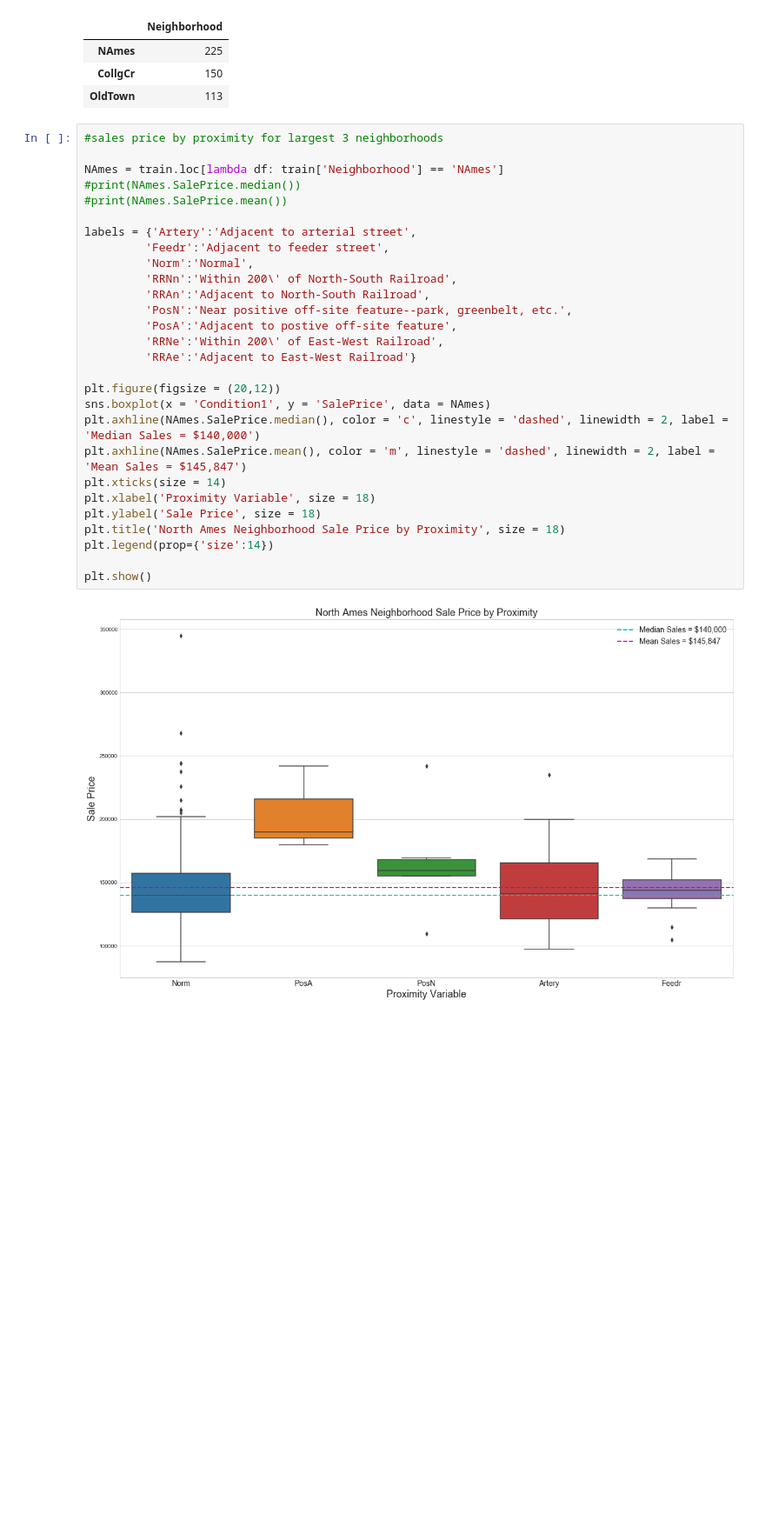
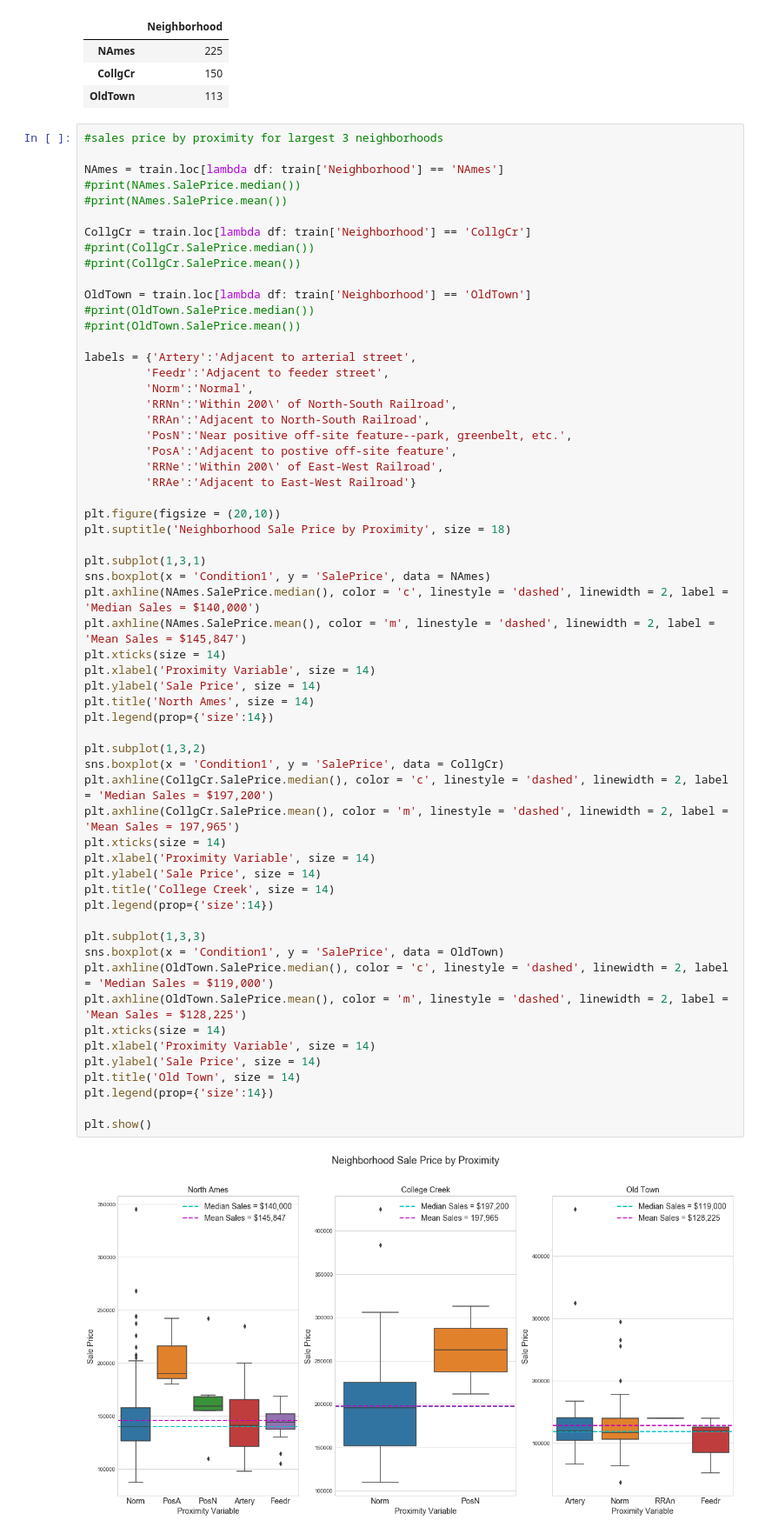
Before and after one commit to brianmcguckin/thinkful_data_science, a Jupyter notebook: unit_01_capstone.ipynb, the cells around one changed output. Shown at 87% size. Saved outputs shown, nothing was run; the diff lists cells and outputs as text; blank space fills up the shorter version.

```diff
--- a/unit_01_capstone.ipynb
+++ b/unit_01_capstone.ipynb
@@ -97,32 +107,63 @@ neighborhood_counts.head(3)
 # %%
 #sales price by proximity for largest 3 neighborhoods
 
 NAmes = train.loc[lambda df: train['Neighborhood'] == 'NAmes']
 #print(NAmes.SalePrice.median())
 #print(NAmes.SalePrice.mean())
+
+CollgCr = train.loc[lambda df: train['Neighborhood'] == 'CollgCr']
+#print(CollgCr.SalePrice.median())
+#print(CollgCr.SalePrice.mean())
+
+OldTown = train.loc[lambda df: train['Neighborhood'] == 'OldTown']
+#print(OldTown.SalePrice.median())
+#print(OldTown.SalePrice.mean())
 
 labels = {'Artery':'Adjacent to arterial street',
          'Feedr':'Adjacent to feeder street',
          'Norm':'Normal',
          'RRNn':'Within 200\' of North-South Railroad',
          'RRAn':'Adjacent to North-South Railroad',
          'PosN':'Near positive off-site feature--park, greenbelt, etc.',
          'PosA':'Adjacent to postive off-site feature',
          'RRNe':'Within 200\' of East-West Railroad',
          'RRAe':'Adjacent to East-West Railroad'}
 
-plt.figure(figsize = (20,12))
+plt.figure(figsize = (20,10))
+plt.suptitle('Neighborhood Sale Price by Proximity', size = 18)
+
+plt.subplot(1,3,1)
 sns.boxplot(x = 'Condition1', y = 'SalePrice', data = NAmes)
 plt.axhline(NAmes.SalePrice.median(), color = 'c', linestyle = 'dashed', linewidth = 2, label = 'Median Sales = $140,000')
 plt.axhline(NAmes.SalePrice.mean(), color = 'm', linestyle = 'dashed', linewidth = 2, label = 'Mean Sales = $145,847')
 plt.xticks(size = 14)
-plt.xlabel('Proximity Variable', size = 18)
-plt.ylabel('Sale Price', size = 18)
-plt.title('North Ames Neighborhood Sale Price by Proximity', size = 18)
+plt.xlabel('Proximity Variable', size = 14)
+plt.ylabel('Sale Price', size = 14)
+plt.title('North Ames', size = 14)
+plt.legend(prop={'size':14})
+
+plt.subplot(1,3,2)
+sns.boxplot(x = 'Condition1', y = 'SalePrice', data = CollgCr)
+plt.axhline(CollgCr.SalePrice.median(), color = 'c', linestyle = 'dashed', linewidth = 2, label = 'Median Sales = $197,200')
+plt.axhline(CollgCr.SalePrice.mean(), color = 'm', linestyle = 'dashed', linewidth = 2, label = 'Mean Sales = 197,965')
+plt.xticks(size = 14)
+plt.xlabel('Proximity Variable', size = 14)
+plt.ylabel('Sale Price', size = 14)
+plt.title('College Creek', size = 14)
+plt.legend(prop={'size':14})
+
+plt.subplot(1,3,3)
+sns.boxplot(x = 'Condition1', y = 'SalePrice', data = OldTown)
+plt.axhline(OldTown.SalePrice.median(), color = 'c', linestyle = 'dashed', linewidth = 2, label = 'Median Sales = $119,000')
+plt.axhline(OldTown.SalePrice.mean(), color = 'm', linestyle = 'dashed', linewidth = 2, label = 'Mean Sales = $128,225')
+plt.xticks(size = 14)
+plt.xlabel('Proximity Variable', size = 14)
+plt.ylabel('Sale Price', size = 14)
+plt.title('Old Town', size = 14)
 plt.legend(prop={'size':14})
 
 plt.show()
 # %% [output]
-[figure, old version]
+[figure, new version]
 # %% [markdown]
 __Variables__
```
Also changed, not shown: parts of 14 cells of this notebook.
